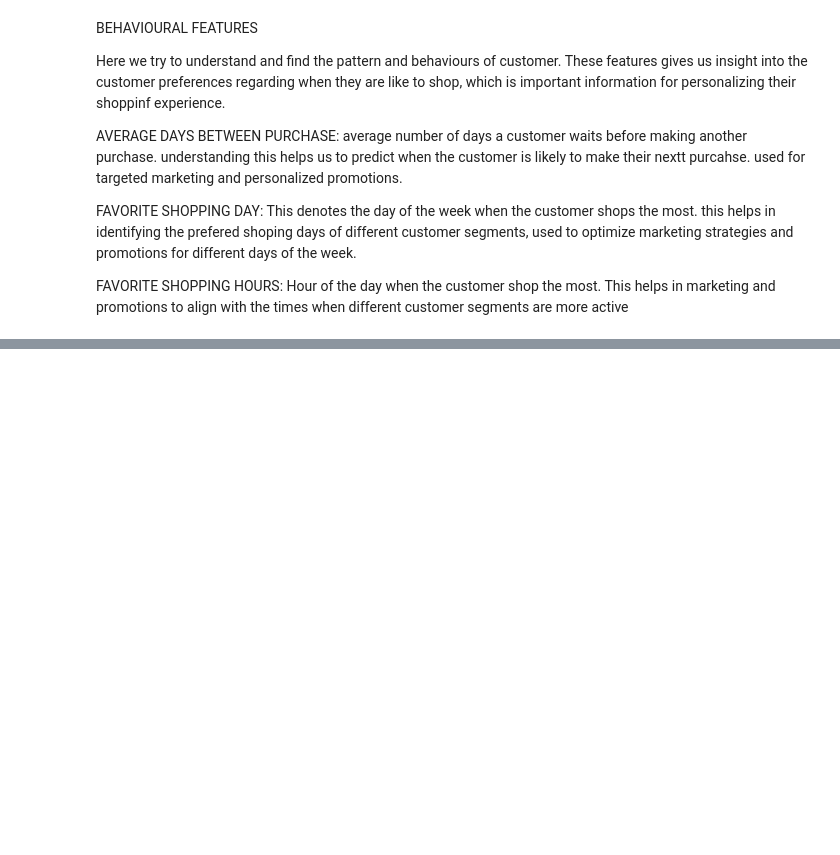
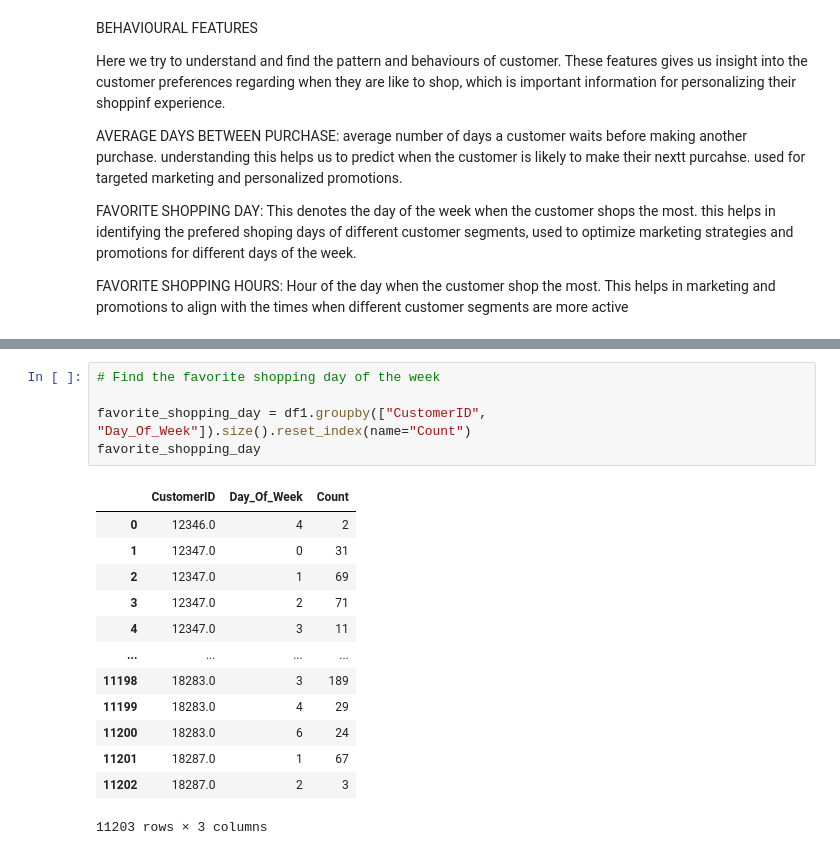
Before and after one commit to vishwan454/Customer_Segmentation_and_Recomendation-_System, a Jupyter notebook: customer_Segmentation_and_Recommendation_System.ipynb, the cells around one changed output, grey strips where cells are left out. Cells and saved outputs as stored; diff of their text form; blank space fills up the shorter version.

```diff
--- a/customer_Segmentation_and_Recommendation_System.ipynb
+++ b/customer_Segmentation_and_Recommendation_System.ipynb
@@ -727,0 +752,19 @@ df1["Hour"] = df1["InvoiceDate"].dt.hour
+# %%
+# Find the favorite shopping day of the week
+
+favorite_shopping_day = df1.groupby(["CustomerID", "Day_Of_Week"]).size().reset_index(name="Count")
+favorite_shopping_day
+# %% [output]
+|  | CustomerID | Day_Of_Week | Count |
+| 0 | 12346.0 | 4 | 2 |
+| 1 | 12347.0 | 0 | 31 |
+| 2 | 12347.0 | 1 | 69 |
+| 3 | 12347.0 | 2 | 71 |
+| 4 | 12347.0 | 3 | 11 |
+| ... | ... | ... | ... |
+| 11198 | 18283.0 | 3 | 189 |
+| 11199 | 18283.0 | 4 | 29 |
+| 11200 | 18283.0 | 6 | 24 |
+| 11201 | 18287.0 | 1 | 67 |
+| 11202 | 18287.0 | 2 | 3 |
+11203 rows × 3 columns
```
Also changed, not shown: parts of 14 cells of this notebook.
